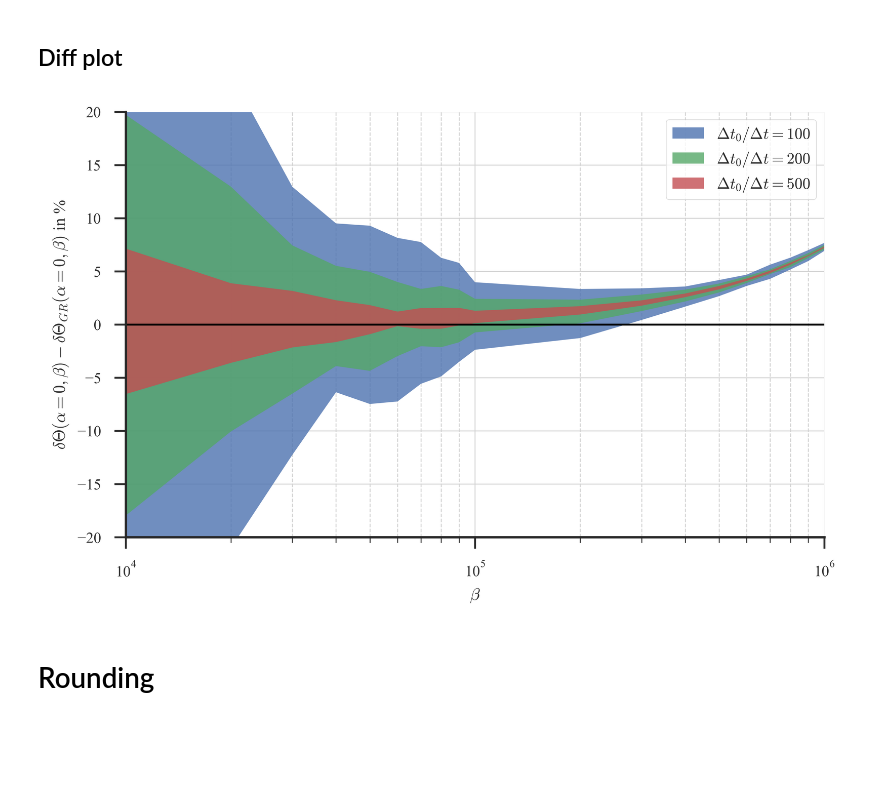
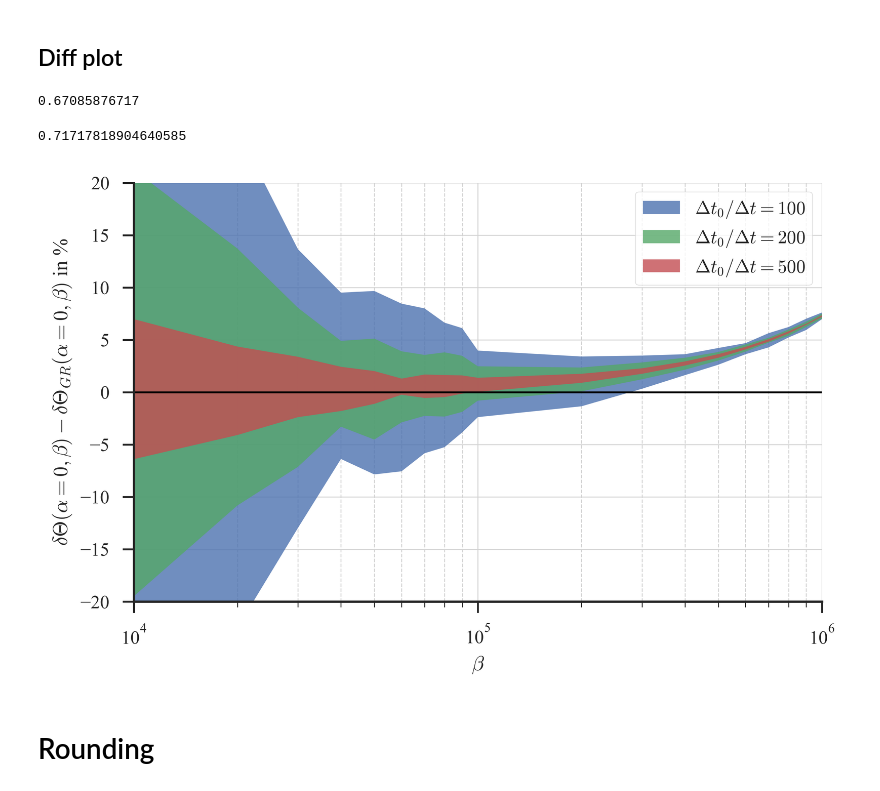
Before and after one commit to ckoerber/mercury-numerical, a Jupyter notebook: analysis/Figures.ipynb, the cells around one changed output. Drawn from its saved outputs; the diff is of its cells as text; code cells hidden in the pictures; blank space fills up the shorter version.

```diff
--- a/analysis/Figures.ipynb
+++ b/analysis/Figures.ipynb
@@ -166,7 +173,7 @@ import numpy as np
 font="Times"
 sns.set(
     style="ticks",
-    font_scale=0.8,
+    font_scale=1.0,
 )
 
 matplotlib.rcParams['mathtext.fontset'] = 'cm'
@@ -313,6 +320,15 @@ plt.show(fig)
 fig.savefig("angular-variaton.pdf", bbox_inches="tight")
 # %% [markdown]
 ## Diff plot
+# %%
+import re
+a = np.array([float(el) for el in re.findall("([0-9\.]+) ", df.loc[0, "angles"])])
+print(np.std(a))
+
+np.sqrt(np.sum((a-np.mean(a))**2)/(len(a)-1))
+# %% [output]
+0.67085876717
+0.71717818904640585
 # %%
 fig = plt.figure(figsize=(a4w*0.8, a4w*0.5), dpi=500)
 
@@ -328,43 +344,47 @@ for dt in df.dt.unique()[2:]:
         i1 = df.query("alpha == 0 and beta == @beta and dt == @dt").index[0]
 
         avg0 = df.loc[i0, "avg"]
-        std0 = df.loc[i0, "std"]
+        a = np.array([float(el) for el in re.findall("([0-9\.]+) ", df.loc[i0, "angles"])])
+        std0 = np.sqrt(np.sum((a-np.mean(a))**2)/(len(a)-1))
+
         avg1 = df.loc[i1, "avg"]
-        std1 = df.loc[i1, "std"]
+        a = np.array([float(el) for el in re.findall("([0-9\.]+) ", df.loc[i1, "angles"])])
+        std1 = np.sqrt(np.sum((a-np.mean(a))**2)/(len(a)-1))
+
 
         GR = (rS**2/4/h*beta)*360 # + 3./32* rS**4/h**2 *beta**2 + 5./128*rS**6/h**3 * beta**3 )*360
         del_tot = np.sqrt(avg0**2 + std0**2 + std1**2)
 
         diff.append((avg1-GR)/GR*100)
         del_n.append((del_tot)/GR*100)
 
     ax.fill_between(
         betas[1:],
         np.array(diff)+np.array(del_n),
         np.array(diff)-np.array(del_n),
         interpolate=True,
         alpha=0.8,
         label=r"$\Delta t_0/\Delta t ={0}$".format(int(np.ceil(dt0/dt)))
     )
 
 ax.grid(color='lightgray', linestyle='-', linewidth=0.5, which="major")
 ax.grid(color='lightgray', linestyle='--', linewidth=0.5, which="minor")
 ax.axhline(0, linestyle="-", color="black", lw=1)
 
 sns.despine()
 
 ax.set_ylim(-20,20)
 ax.set_xscale("log")
 ax.set_xlim(1.e4, 1.e6)
 
 ax.legend(loc="upper right", frameon=True, fontsize="small")
 
 ax.set_ylabel(r"$\delta \Theta(\alpha=0, \beta)-\delta \Theta_{GR}(\alpha=0, \beta)$ in %")
 ax.set_xlabel(r"$\beta$")
 
 plt.show(fig)
 # %% [output]
-[figure, old version]
+[figure, new version]
 # %%
 fig.savefig("computation-precision.pdf", bbox_inches="tight")
 # %% [markdown]
```
Also changed, not shown: parts of 1 cell of this notebook, 1 other file.
